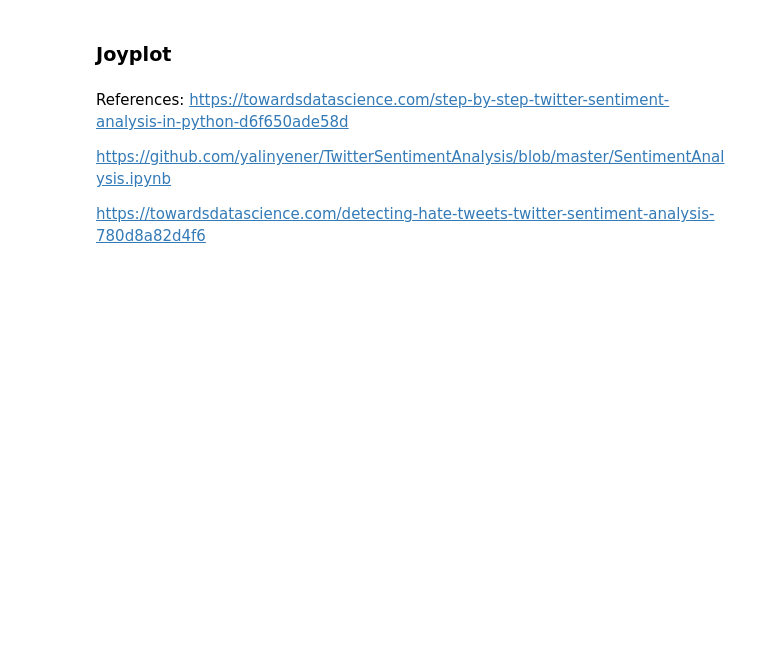
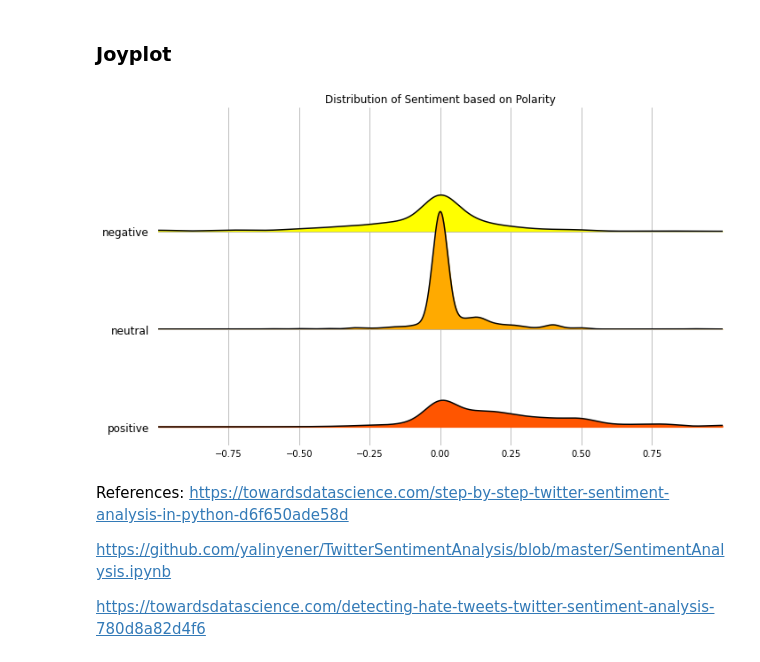
Before and after one commit to pranav-kaushal/NLP-Project-Sentiment-Analysis, a Jupyter notebook: Twitter_sentiment_analysis.ipynb, the cells around one changed output. Drawn from its saved outputs; the diff is of its cells as text; code cells hidden in the pictures; blank space fills up the shorter version.

```diff
--- a/Twitter_sentiment_analysis.ipynb
+++ b/Twitter_sentiment_analysis.ipynb
@@ -184,10 +185,6 @@ Remove stopwords
 Lemmatization
 # %%
 #Cleaning pipeline (RT, Punctuation etc)
-from bs4 import BeautifulSoup
-import nltk
-from nltk.corpus import stopwords
-from nltk.stem import WordNetLemmatizer
 
 stop_words = set(stopwords.words('english')+['http','rt','https'])
 
@@ -196,6 +193,8 @@ lemmer = WordNetLemmatizer()
 def preprocess(x):
     # Remove HTML tags
     x = BeautifulSoup(x, "lxml").get_text()
+    # The profanity.censor method is used to mask inappropriate words with special characters. The default setting uses “*”
+    x = profanity.censor(x)
     #Removing RT
     x = re.sub('RT @\w+: '," ",x)
     # Remove all single characters
@@ -417,11 +449,14 @@ create_wordcloud(tw_list_negative.to_string())
 ### Joyplot
 # %%
 # Joy Plot
-import matplotlib.pyplot as plt
-sm = matplotlib.cm.ScalarMappable(norm=norm,cmap=cm.autumn_r)
+import matplotlib
+
+sm = matplotlib.cm.ScalarMappable(cmap=cm.autumn_r)
 %matplotlib inline
 ar = tweet_list.value_counts()
 fig, axes = joypy.joyplot(tweet_list ,grid=True,by=['sentiment'],column=['polarity'],ylabelsize=12,title="Distribution of Sentiment based on Polarity",figsize=(10,6),colormap=cm.autumn_r,x_range=[-1,0,1])
+# %% [output]
+[figure, added]
 # %% [markdown]
 References:
 https://towardsdatascience.com/step-by-step-twitter-sentiment-analysis-in-python-d6f650ade58d
```
Also changed, not shown: parts of 26 cells of this notebook.
